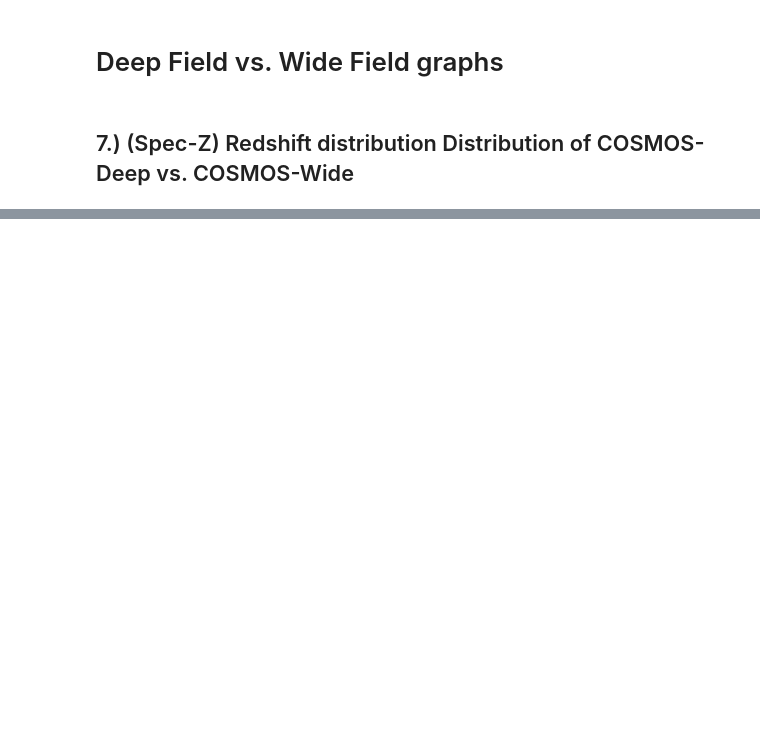
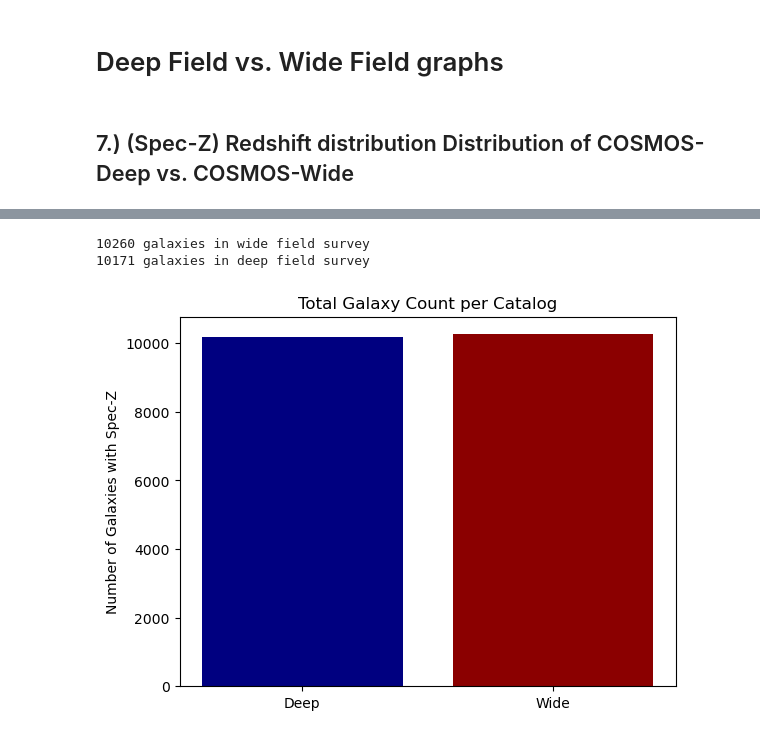
Before and after one commit to MiaBeatty/usrp_project, a Jupyter notebook: usrp_beatty.ipynb, the cells around one changed output, grey strips where cells are left out. Saved outputs shown, nothing was run; the diff lists cells and outputs as text; code cells hidden in the pictures; blank space fills up the shorter version.

```diff
--- a/usrp_beatty.ipynb
+++ b/usrp_beatty.ipynb
@@ -360,0 +408,19 @@ plt.show()
+# %%
+wide_count = len(wide)
+deep_count = len(deep)
+
+print(wide_count, "galaxies in wide field survey")
+print(deep_count, "galaxies in deep field survey")
+# %% [output]
+10260 galaxies in wide field survey
+10171 galaxies in deep field survey
+# %%
+deep_countZ = len(deep.dropna(subset=['Z']))
+wide_countZ = len(wide.dropna(subset=['Z']))
+
+plt.bar(['Deep', 'Wide'], [deep_countZ, wide_countZ], color=['navy', 'darkred'])
+plt.ylabel('Number of Galaxies with Spec-Z')
+plt.title('Total Galaxy Count per Catalog')
+plt.show()
+# %% [output]
+[figure, added]
```
Also changed, not shown: parts of 19 cells of this notebook.
